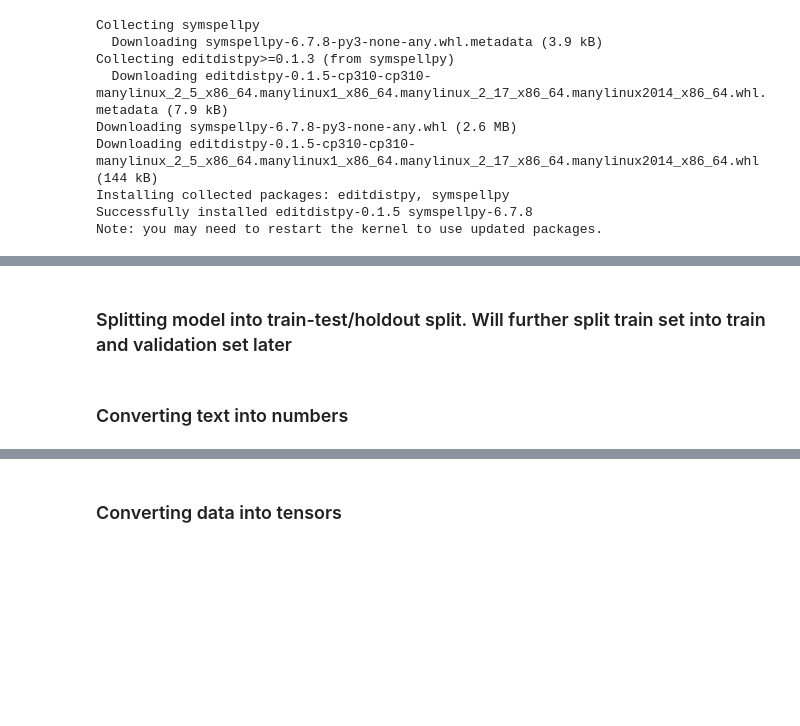
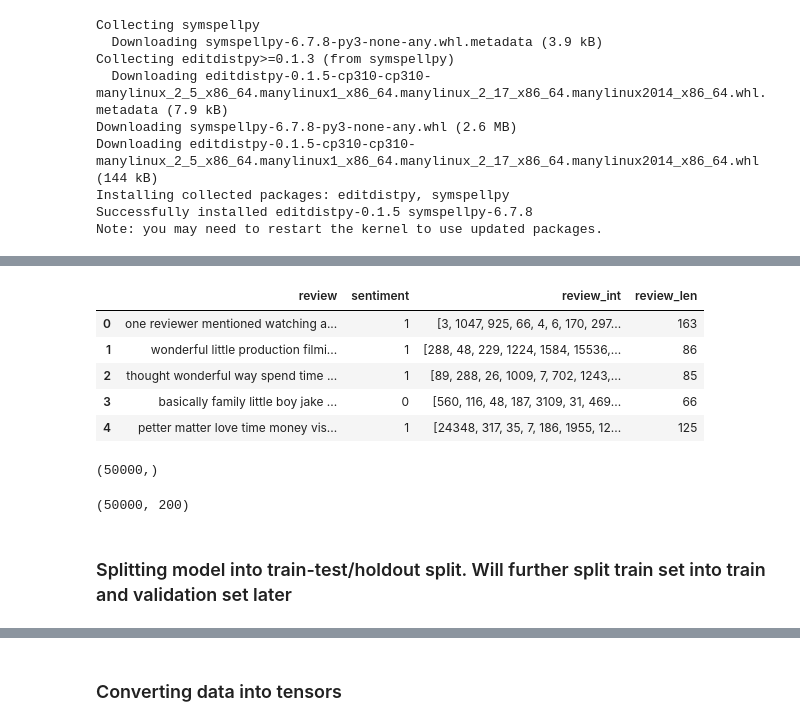
Before and after one commit to dsrrenCodes/Projects, a Jupyter notebook: Machine Learning/Sentimental Analysis with LSTM Pytorch/sentimental_analysis_with_LSTM.ipynb, the cells around one changed output, grey strips where cells are left out. Saved outputs shown, nothing was run; the diff lists cells and outputs as text; code cells hidden in the pictures; blank space fills up the shorter version.

Commit message:
Kaggle Notebook | LSTM sentimental analysis | Version 8

```diff
--- a/Machine Learning/Sentimental Analysis with LSTM Pytorch/sentimental_analysis_with_LSTM.ipynb
+++ b/Machine Learning/Sentimental Analysis with LSTM Pytorch/sentimental_analysis_with_LSTM.ipynb
@@ -189,3 +236,35 @@ df['review']=df['review'].apply(correct_spelling_symspell)
+# %%
+df.head()
+# %% [output]
+|  | review | sentiment | review_int | review_len |
+| 0 | one reviewer mentioned watching a... | 1 | [3, 1047, 925, 66, 4, 6, 170, 297... | 163 |
+| 1 | wonderful little production filmi... | 1 | [288, 48, 229, 1224, 1584, 15536,... | 86 |
+| 2 | thought wonderful way spend time ... | 1 | [89, 288, 26, 1009, 7, 702, 1243,... | 85 |
+| 3 | basically family little boy jake ... | 0 | [560, 116, 48, 187, 3109, 31, 469... | 66 |
+| 4 | petter matter love time money vis... | 1 | [24348, 317, 35, 7, 186, 1955, 12... | 125 |
+# %%
+df['review_int'].shape
+# %% [output]
+(50000,)
+# %%
+def Padding(review_int, seq_len):
+    '''
+    Return features of review_ints, where each review is padded with 0's or truncated to the input seq_length.
+    '''
+    features = np.zeros((len(review_int), seq_len), dtype = int)
+    for i, review in enumerate(review_int):
+        if len(review) <= seq_len:
+            zeros = list(np.zeros(seq_len - len(review)))
+            new = zeros + review
+        else:
+            new = review[: seq_len]
+        features[i, :] = np.array(new)
+
+    return features
+features = Padding(df['review_int'], 200)
+print(features.shape) #samples size, sequence len
+# %% [output]
+(50000, 200)
 # %% [markdown]
 ### Splitting model into train-test/holdout split. Will further split train set into train and validation set later
 # %%
@@ -199,5 +278,3 @@ train_df=pd.concat([X_train,y_train],axis=1)
 #X=train_df['review']
 #y=train_df['sentiment']
 #X_train, X_valid, y_train, y_valid = train_test_split(X,y, test_size=0.3, random_state=42,stratify=y)
-# %% [markdown]
-### Converting text into numbers
```
Also changed, not shown: parts of 30 cells of this notebook.
